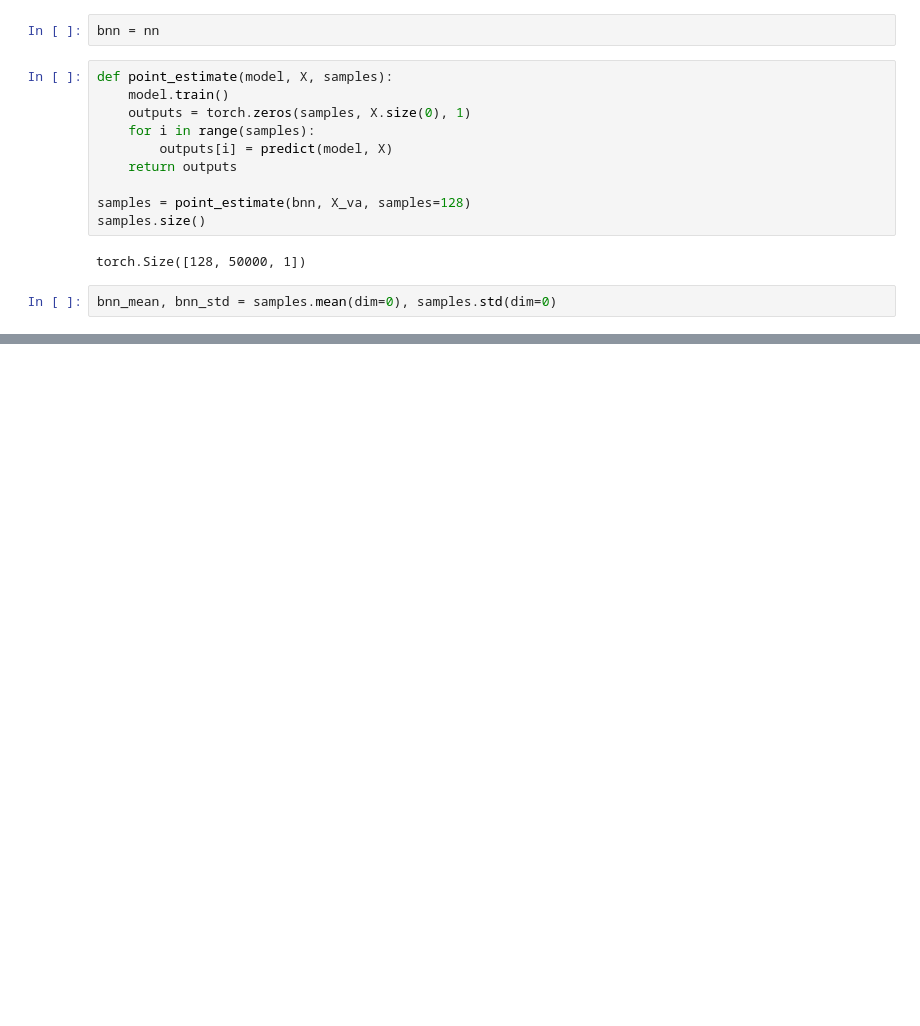
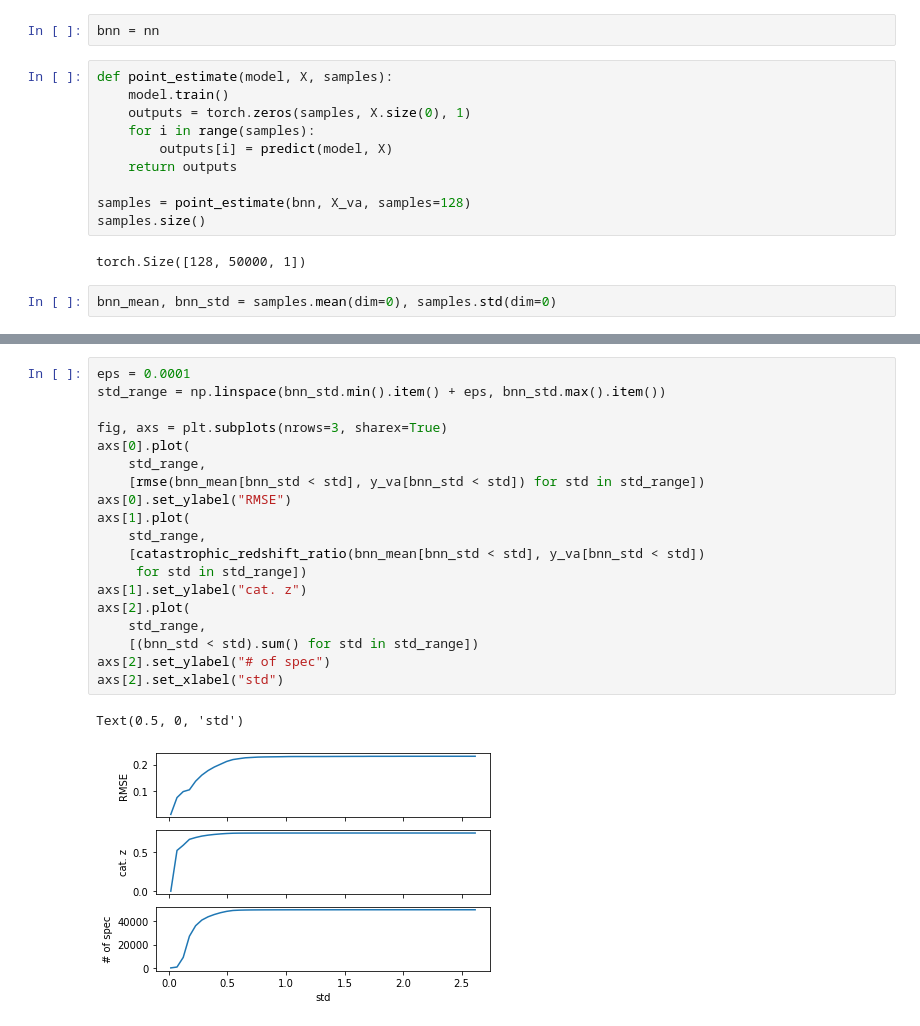
Before and after one commit to podondra/bayesian-redshift, a Jupyter notebook: neural_network.ipynb, the cells around one changed output, grey strips where cells are left out. Saved outputs shown, nothing was run; the diff lists cells and outputs as text; blank space fills up the shorter version.

Commit message:
Add analysis of redshift

```diff
--- a/neural_network.ipynb
+++ b/neural_network.ipynb
@@ -310,0 +312,22 @@ plot_spec(X_va[idx], y_va[idx, 0], bnn_mean[idx, 0], bnn_std[idx, 0])
+# %%
+eps = 0.0001
+std_range = np.linspace(bnn_std.min().item() + eps, bnn_std.max().item())
+
+fig, axs = plt.subplots(nrows=3, sharex=True)
+axs[0].plot(
+    std_range,
+    [rmse(bnn_mean[bnn_std < std], y_va[bnn_std < std]) for std in std_range])
+axs[0].set_ylabel("RMSE")
+axs[1].plot(
+    std_range,
+    [catastrophic_redshift_ratio(bnn_mean[bnn_std < std], y_va[bnn_std < std])
+     for std in std_range])
+axs[1].set_ylabel("cat. z")
+axs[2].plot(
+    std_range,
+    [(bnn_std < std).sum() for std in std_range])
+axs[2].set_ylabel("# of spec")
+axs[2].set_xlabel("std")
+# %% [output]
+Text(0.5, 0, 'std')
+[figure, added]
```
Also changed, not shown: parts of 15 cells of this notebook.
